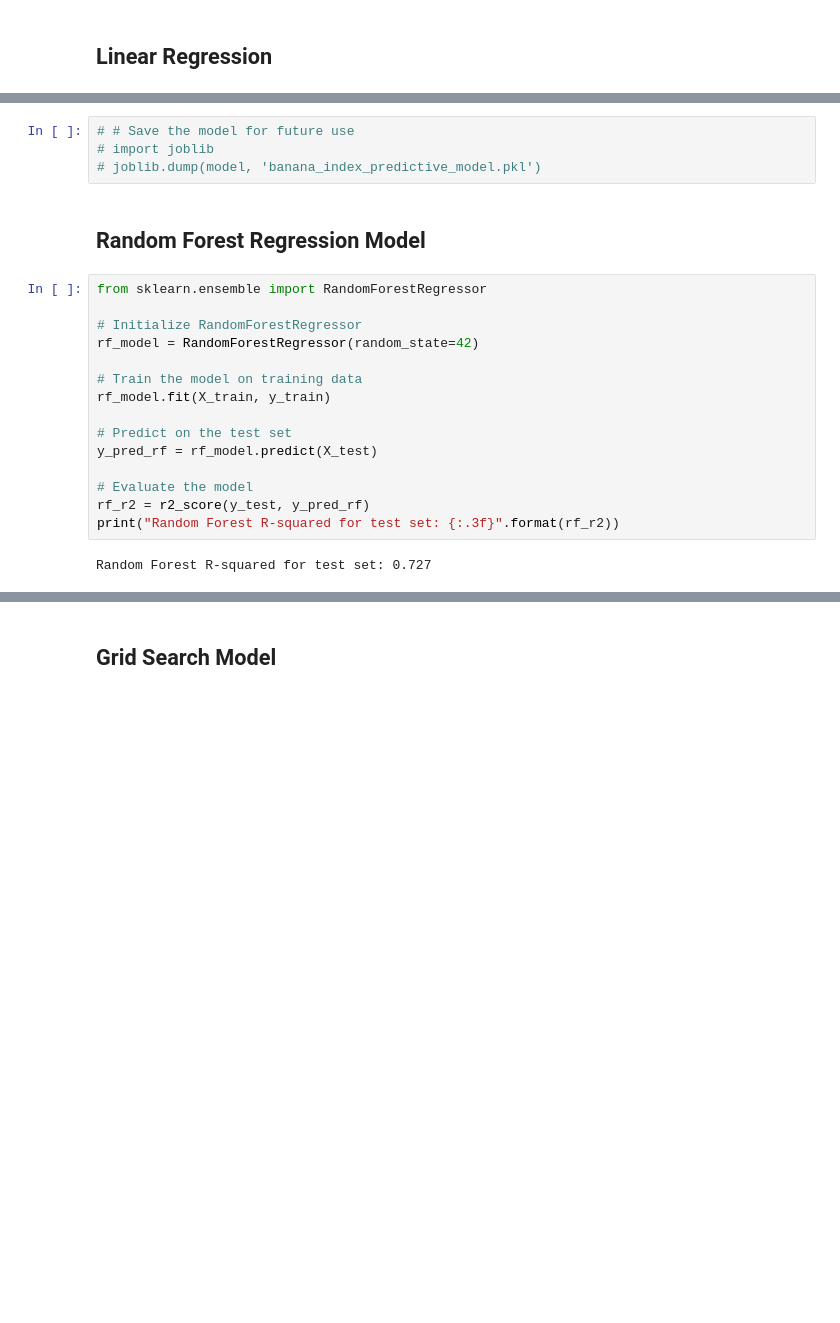
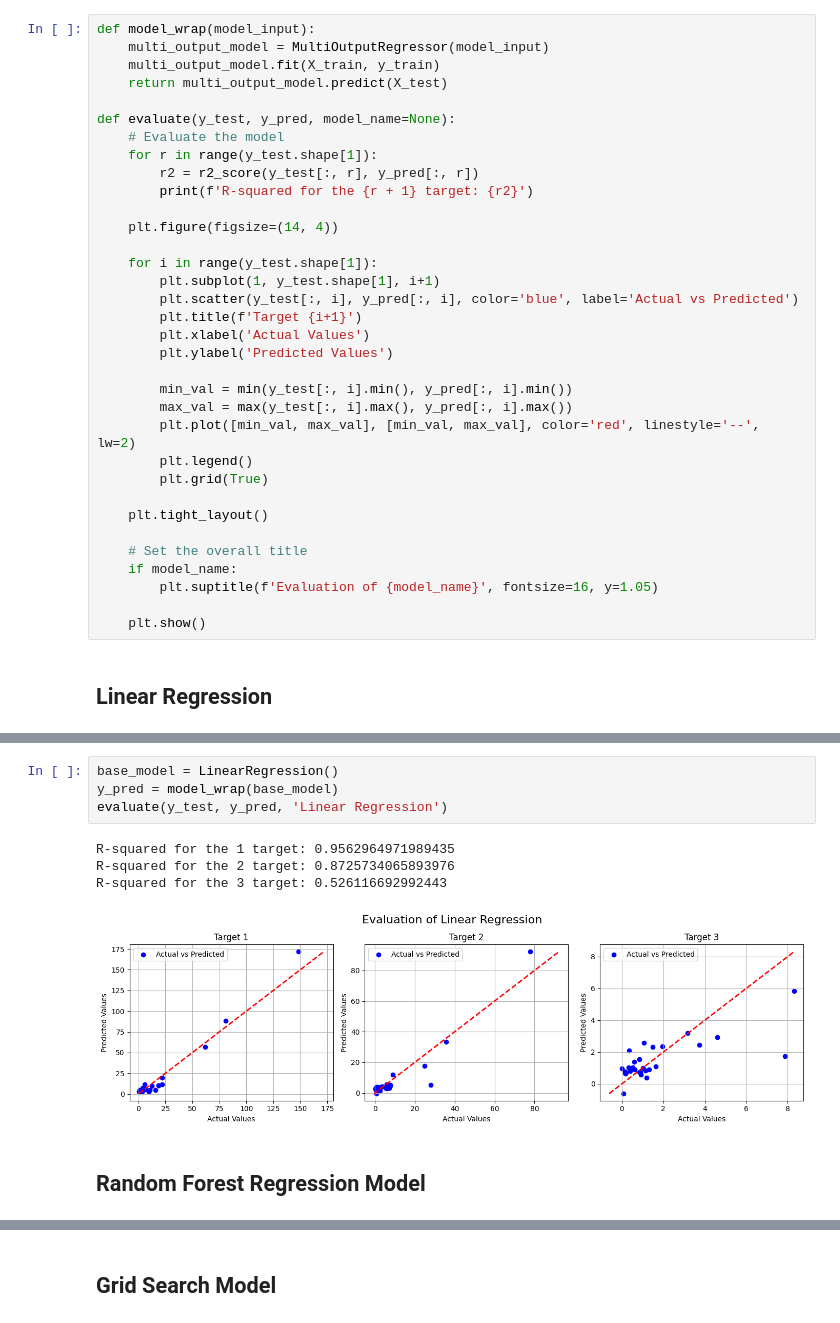
Before and after one commit to jld224/BananaIndex, a Jupyter notebook: BananaIndex.ipynb, the cells around one changed output, grey strips where cells are left out. Saved outputs shown, nothing was run; the diff lists cells and outputs as text; blank space fills up the shorter version.

Commit message:
Add Visualization for Variety of Models

```diff
--- a/BananaIndex.ipynb
+++ b/BananaIndex.ipynb
@@ -46,5 +43,39 @@ X_train, X_test, y_train, y_test = train_test_split(X_imputed, y, test_size=0.2,
 4                 False
 
 [5 rows x 176 columns]
+# %%
+def model_wrap(model_input):
+    multi_output_model = MultiOutputRegressor(model_input)
+    multi_output_model.fit(X_train, y_train)
+    return multi_output_model.predict(X_test)
+
+def evaluate(y_test, y_pred, model_name=None):
+    # Evaluate the model
+    for r in range(y_test.shape[1]):
+        r2 = r2_score(y_test[:, r], y_pred[:, r])
+        print(f'R-squared for the {r + 1} target: {r2}')
+
+    plt.figure(figsize=(14, 4))
+
+    for i in range(y_test.shape[1]):
+        plt.subplot(1, y_test.shape[1], i+1)
+        plt.scatter(y_test[:, i], y_pred[:, i], color='blue', label='Actual vs Predicted')
+        plt.title(f'Target {i+1}')
+        plt.xlabel('Actual Values')
+        plt.ylabel('Predicted Values')
+
+        min_val = min(y_test[:, i].min(), y_pred[:, i].min())
+        max_val = max(y_test[:, i].max(), y_pred[:, i].max())
+        plt.plot([min_val, max_val], [min_val, max_val], color='red', linestyle='--', lw=2)
+        plt.legend()
+        plt.grid(True)
+
+    plt.tight_layout()
+
+    # Set the overall title
+    if model_name:
+        plt.suptitle(f'Evaluation of {model_name}', fontsize=16, y=1.05)
+
+    plt.show()
 # %% [markdown]
 ## Linear Regression
@@ -93,23 +82,11 @@ R-squared for the 3 target: 0.526116692992442
-# %%
-# # Save the model for future use
-# import joblib
-# joblib.dump(model, 'banana_index_predictive_model.pkl')
+# %%
+base_model = LinearRegression()
+y_pred = model_wrap(base_model)
+evaluate(y_test, y_pred, 'Linear Regression')
+# %% [output]
+R-squared for the 1 target: 0.9562964971989435
+R-squared for the 2 target: 0.8725734065893976
+R-squared for the 3 target: 0.526116692992443
+[figure, added]
 # %% [markdown]
 ## Random Forest Regression Model
-# %%
-from sklearn.ensemble import RandomForestRegressor
-
-# Initialize RandomForestRegressor
-rf_model = RandomForestRegressor(random_state=42)
-
-# Train the model on training data
-rf_model.fit(X_train, y_train)
-
-# Predict on the test set
-y_pred_rf = rf_model.predict(X_test)
-
-# Evaluate the model
-rf_r2 = r2_score(y_test, y_pred_rf)
-print("Random Forest R-squared for test set: {:.3f}".format(rf_r2))
-# %% [output]
-Random Forest R-squared for test set: 0.727
```
Also changed, not shown: parts of 11 cells of this notebook.
